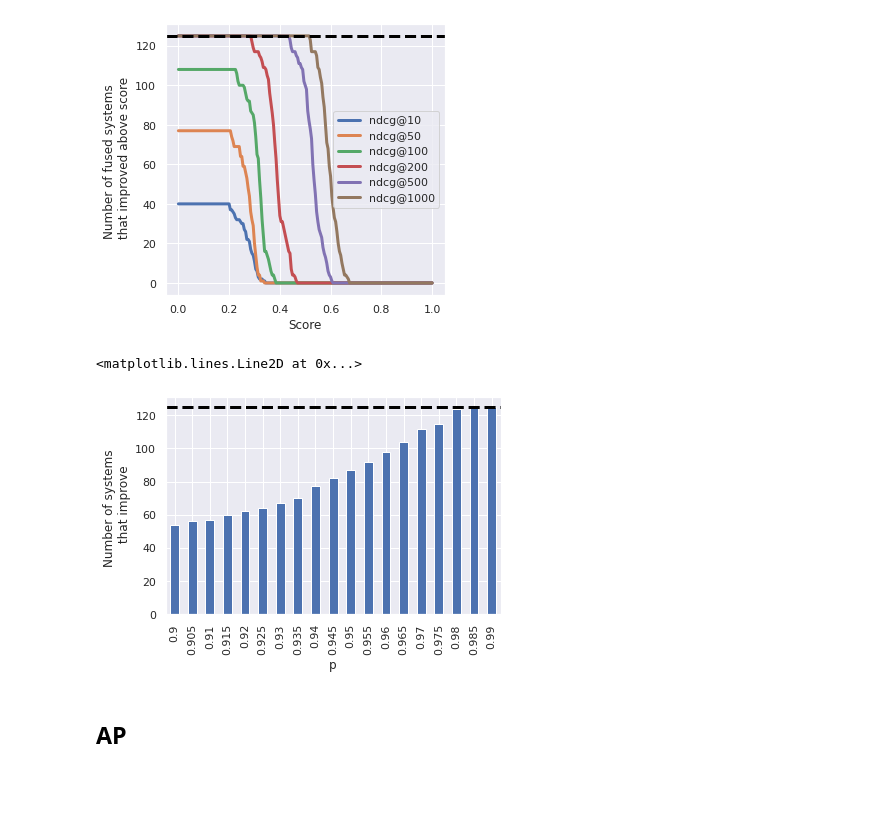
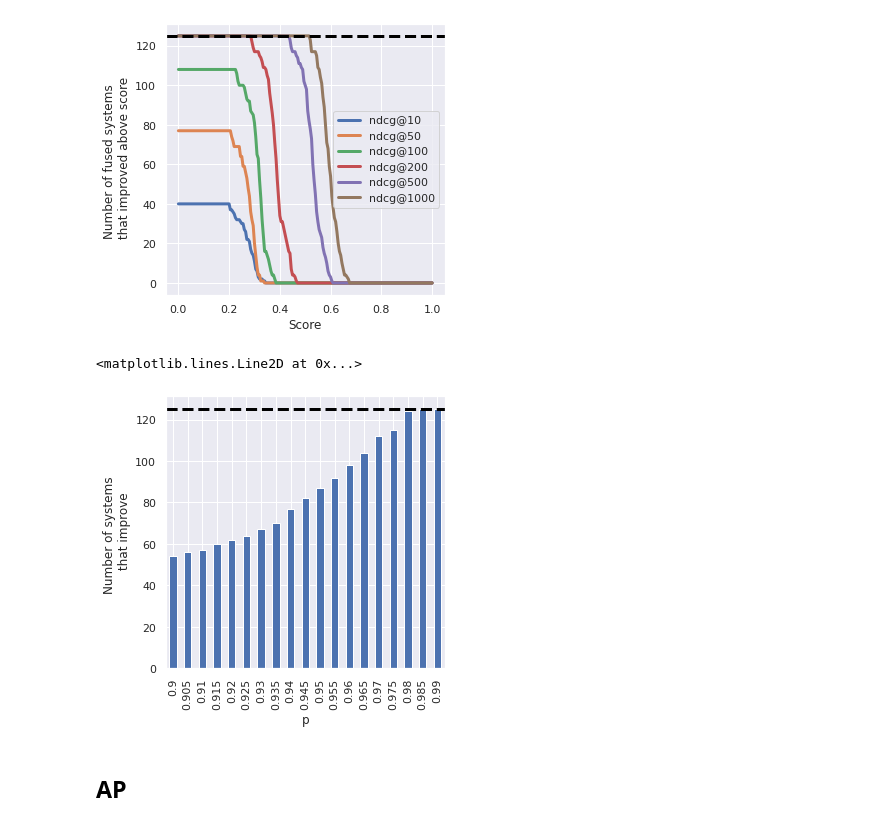
Before and after one commit to irgroup/jcdl2023-data-fusion, a Jupyter notebook: fuse.ipynb, the cells around one changed output. Cells and saved outputs as stored; diff of their text form; code cells hidden in the pictures; blank space fills up the shorter version.

Commit message:
adjust figsize.

```diff
--- a/fuse.ipynb
+++ b/fuse.ipynb
@@ -310,13 +310,13 @@ plt.axhline(y = len(df), color='black',linestyle = '--', linewidth=3)
 # %%
 # THE MORE PATIENT THE USER, THE HIGHER THE BENEFIT
 _data = {}
 for p in [round(0.9 + 0.005*i, 3) for i in range(0,19)]:
     _data[p] = len(df[df['rbp.' + str(p).replace('0.', '') +' (diff)'] > 0])
-pd.DataFrame.from_dict({'Number of systems': _data}).plot.bar(xlabel='p', ylabel='Number of systems \n that improve',legend=False)
+pd.DataFrame.from_dict({'Number of systems': _data}).plot.bar(xlabel='p', ylabel='Number of systems \n that improve',legend=False, figsize=(5,5))
 plt.axhline(y = len(df), color='black',linestyle = '--', linewidth=3)
 # %% [output]
 <matplotlib.lines.Line2D at 0x...>
-[figure, old version]
+[figure, new version]
 # %% [markdown]
 ## AP
 # %%
```
